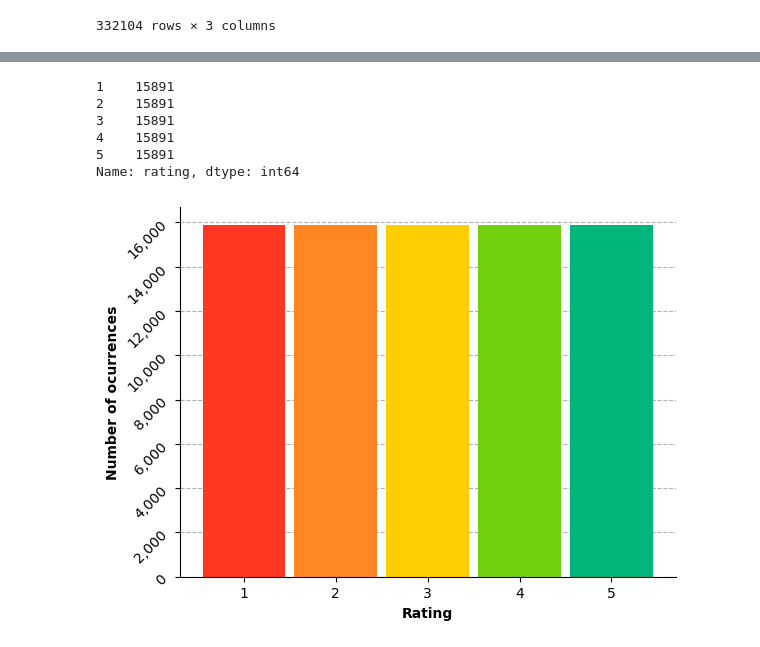
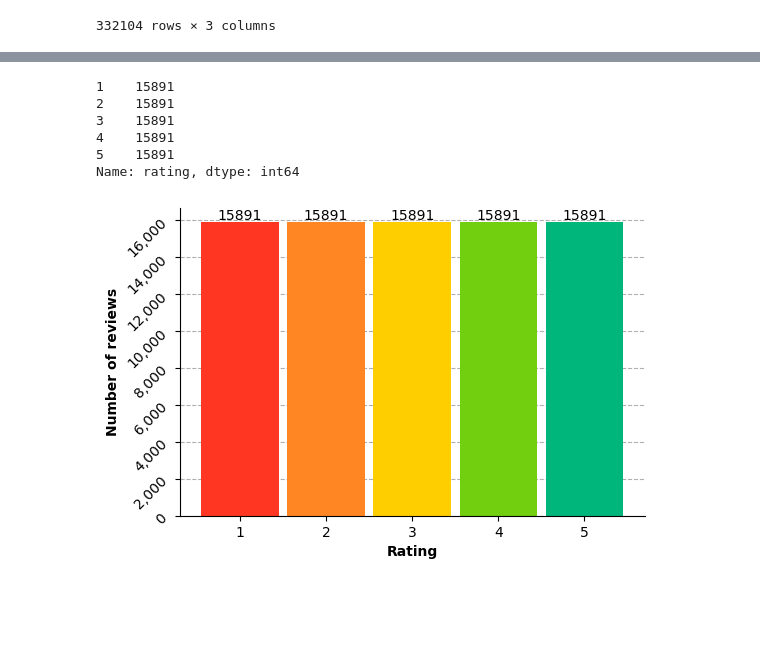
Before and after one commit to agnesbn/PostNord_project, a Jupyter notebook: notebooks/preprocessing.ipynb, the cells around one changed output, grey strips where cells are left out. Saved outputs shown, nothing was run; the diff lists cells and outputs as text; code cells hidden in the pictures; blank space fills up the shorter version.

```diff
--- a/notebooks/preprocessing.ipynb
+++ b/notebooks/preprocessing.ipynb
@@ -201,13 +189,18 @@ mean_lengths['rating'] = mean_lengths.index
 # %%
+# get values for plot
 height = [l for l in mean_lengths['length']]
 bars = [r for r in mean_lengths['rating']]
+labels = [round(l, 1) for l in mean_lengths['length']]
 # %%
-fig, ax = plt.subplots()
+# plot mean lengths
+fig, ax = plt.subplots(figsize = (6,4))
 
-ax.bar(bars, height, align='center', color = colors)
+ax.bar(bars, height, align='center', color = colors, width = 0.9)
 ax.set_xlabel('Rating', fontsize = 10, weight = "bold")
 ax.set_ylabel('Mean length (characters)', fontsize = 10, weight = "bold")
 plt.grid(axis = "y", linestyle = '--')
+for i in range(len(bars)):
+    plt.text(bars[i], height[i], str(labels[i]), ha='center', va='bottom')
 ax.spines[['right', 'top']].set_visible(False)
 ax.yaxis.set_major_formatter(mpl.ticker.StrMethodFormatter('{x:,.0f}'))
 plt.show()
@@ -269,31 +272,22 @@ Name: rating, dtype: int64
 # %%
-def balance(dataframe, random_state = 42):
-    """
-    Create a balanced sample from imbalanced datasets.
-
-    dataframe:
-        Pandas dataframe with a column called 'review' and one called 'rating'
-    n:
-        Number of samples from each label, defaults to XXXXX
-
-    random_state:
-        Random state, defaults to 42
-    """
+# balancing function
+def balance(dataframe, random_state = 42): # take a dataframe and a random state as input
     # Use pandas select a random bunch of examples from each label
     out = (dataframe.groupby('rating', as_index=False)
             .apply(lambda x: x.sample(dataframe['rating'].value_counts().min(), random_state = random_state))
             .reset_index(drop=True))
-
+    # take a random sample of each label
     return out
 # %%
+# balance the data
 df = balance(df, random_state = 42)
+# print distribution of data after balancing
+df['rating'].value_counts()
+# %% [output]
+1    15891
+2    15891
+3    15891
+4    15891
+5    15891
+Name: rating, dtype: int64
-# %%
-df['rating'].value_counts()
-# %% [output]
-1    15891
-2    15891
-3    15891
-4    15891
-5    15891
-Name: rating, dtype: int64
 # %%
@@ -303,15 +298,19 @@ df = df.reset_index(drop=True)
 # %%
-fig = df.groupby('rating').review.count().plot.bar(
+# plot the new distribution of data
+fig, ax = plt.subplots(figsize=(6,4))
+
+ax = df.groupby('rating').review.count().plot.bar(
     ylim=0, color=colors, width= 0.9)
-
-plt.ylabel('Number of ocurrences', fontsize = 10, weight = "bold")
+for i, v in enumerate(df.groupby('rating').review.count()):
+    ax.text(i, v, str(v), ha='center', va='bottom')
+plt.ylabel('Number of reviews', fontsize = 10, weight = "bold")
 plt.xlabel('Rating', fontsize = 10, weight = "bold")
 plt.grid(axis = "y", linestyle = '--')
-fig.spines["top"].set_visible(False)
-fig.spines["right"].set_visible(False)
-fig.yaxis.set_major_formatter(mpl.ticker.StrMethodFormatter('{x:,.0f}'))
+ax.spines["top"].set_visible(False)
+ax.spines["right"].set_visible(False)
+ax.yaxis.set_major_formatter(mpl.ticker.StrMethodFormatter('{x:,.0f}'))
 plt.xticks(rotation='horizontal')
 plt.yticks(rotation=45)
 plt.show()
 # %% [output]
-[figure, old version]
+[figure, new version]
```
Also changed, not shown: parts of 37 cells of this notebook.
